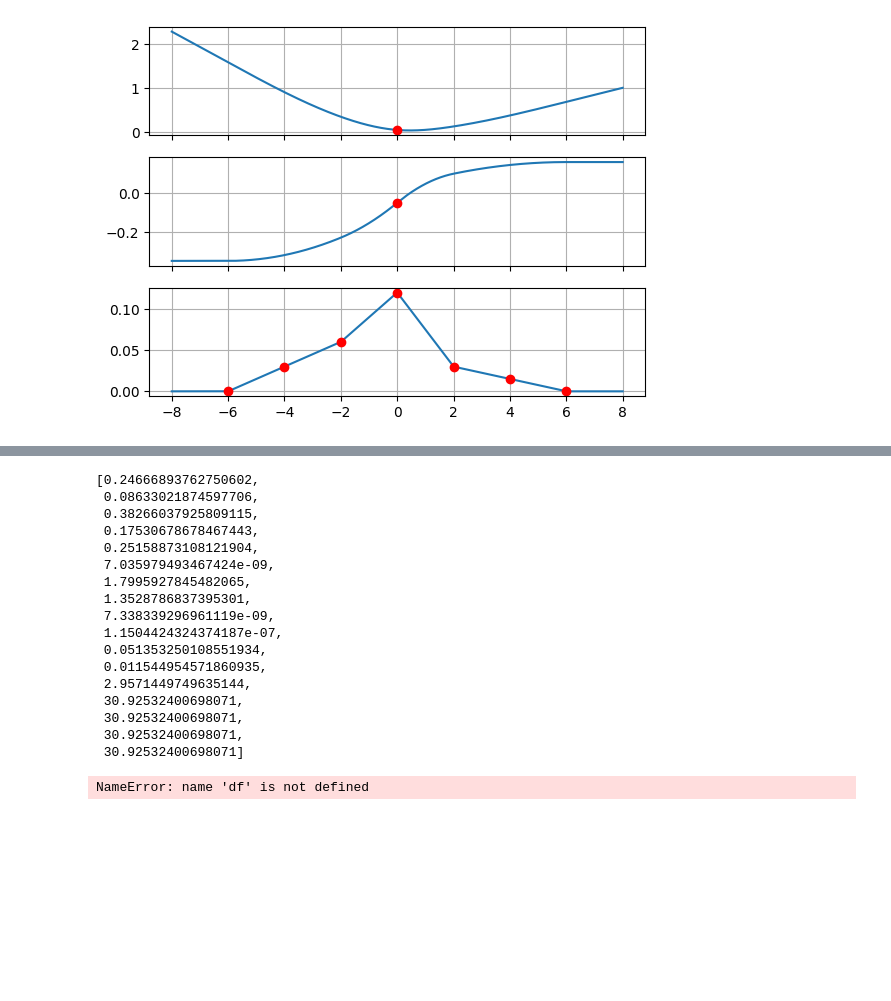
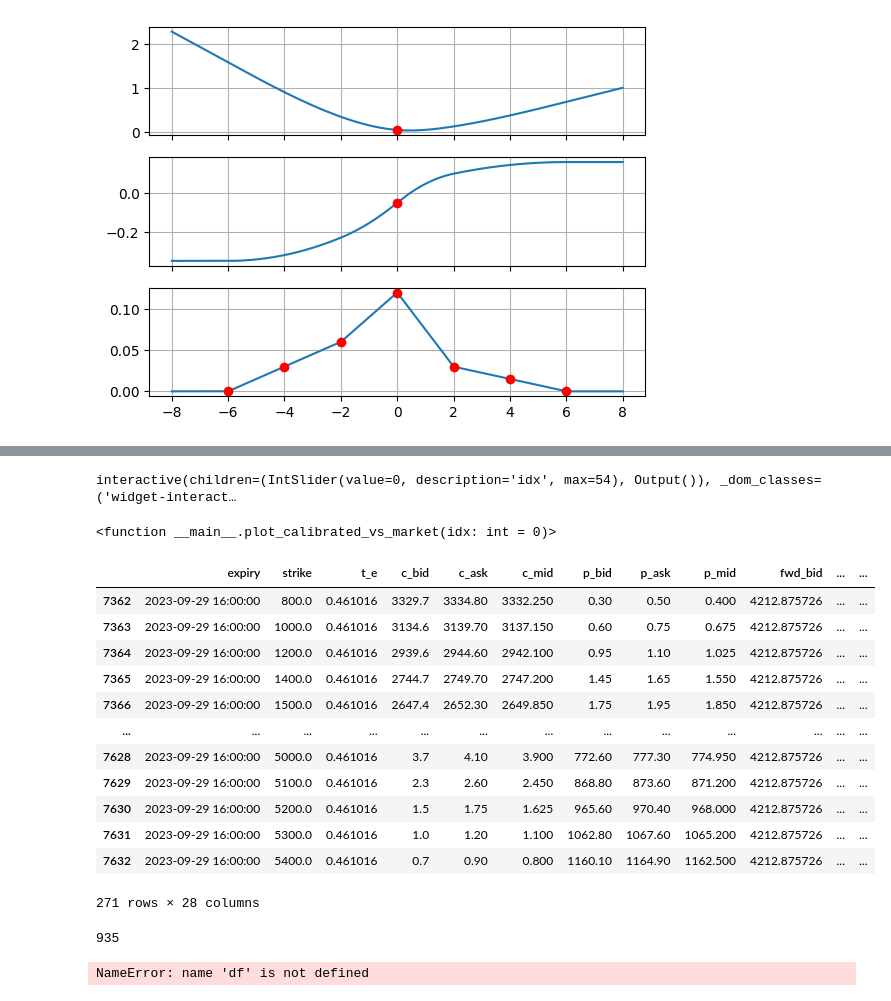
Before and after one commit to razvan-ilie/CVI, a Jupyter notebook: cvi/examples/example.ipynb, the cells around one changed output, grey strips where cells are left out. Cells and saved outputs as stored; diff of their text form; code cells hidden in the pictures; blank space fills up the shorter version.

```diff
--- a/cvi/examples/example.ipynb
+++ b/cvi/examples/example.ipynb
@@ -150,23 +150,53 @@ solve time = 94µs
-# %%
-res.x
-# %% [output]
-[0.24666893762750602,
- 0.08633021874597706,
- 0.38266037925809115,
- 0.17530678678467443,
- 0.25158873108121904,
- 7.035979493467424e-09,
- 1.7995927845482065,
- 1.3528786837395301,
- 7.338339296961119e-09,
- 1.1504424324374187e-07,
- 0.051353250108551934,
- 0.011544954571860935,
- 2.9571449749635144,
- 30.92532400698071,
- 30.92532400698071,
- 30.92532400698071,
- 30.92532400698071]
+# %%
+from ipywidgets import interact
+from matplotlib import pyplot as plt
+
+expiries = chain["expiry"].unique()
+def plot_calibrated_vs_market(idx: int = 0):
+    slc = res[expiries[idx]]
+
+    zs = np.linspace(-15.0, 6.0, num=3000)
+    zs_chain = chain[chain["expiry"] == expiries[idx]]["z"]
+    zs_chain = zs_chain[zs_chain.abs() < 15.0].values
+
+    vols = slc.vol_deriv1_deriv2_z(zs)
+    vols_chain = chain[chain["expiry"] == expiries[idx]]
+    vols_chain = vols_chain[vols_chain["z"].abs() < 15.0]["iv_mid"].values
+
+    fig, ax = plt.subplots(3, 1, sharex="all")
+    ax[0].plot(zs, vols[0])
+    ax[0].plot(zs_chain, vols_chain, "ro")
+    ax[0].grid()
+    ax[1].plot(zs, vols[1])
+    ax[1].grid()
+    ax[2].plot(zs, vols[2])
+    ax[2].grid()
+    plt.show()
+
+interact(plot_calibrated_vs_market, idx=(0, len(expiries) - 1, 1))
+# %% [output]
+interactive(children=(IntSlider(value=0, description='idx', max=54), Output()), _dom_classes=('widget-interact…
+<function __main__.plot_calibrated_vs_market(idx: int = 0)>
+# %%
+chain[chain["expiry"] == expiries[idx]]
+# %% [output]
+|  | expiry | strike | t_e | c_bid | c_ask | c_mid | p_bid | p_ask | p_mid | fwd_bid | ... | ... |
+| 7362 | 2023-09-29 16:00:00 | 800.0 | 0.461016 | 3329.7 | 3334.80 | 3332.250 | 0.30 | 0.50 | 0.400 | 4212.875726 | ... | ... |
+| 7363 | 2023-09-29 16:00:00 | 1000.0 | 0.461016 | 3134.6 | 3139.70 | 3137.150 | 0.60 | 0.75 | 0.675 | 4212.875726 | ... | ... |
+| 7364 | 2023-09-29 16:00:00 | 1200.0 | 0.461016 | 2939.6 | 2944.60 | 2942.100 | 0.95 | 1.10 | 1.025 | 4212.875726 | ... | ... |
+| 7365 | 2023-09-29 16:00:00 | 1400.0 | 0.461016 | 2744.7 | 2749.70 | 2747.200 | 1.45 | 1.65 | 1.550 | 4212.875726 | ... | ... |
+| 7366 | 2023-09-29 16:00:00 | 1500.0 | 0.461016 | 2647.4 | 2652.30 | 2649.850 | 1.75 | 1.95 | 1.850 | 4212.875726 | ... | ... |
+| ... | ... | ... | ... | ... | ... | ... | ... | ... | ... | ... | ... | ... |
+| 7628 | 2023-09-29 16:00:00 | 5000.0 | 0.461016 | 3.7 | 4.10 | 3.900 | 772.60 | 777.30 | 774.950 | 4212.875726 | ... | ... |
+| 7629 | 2023-09-29 16:00:00 | 5100.0 | 0.461016 | 2.3 | 2.60 | 2.450 | 868.80 | 873.60 | 871.200 | 4212.875726 | ... | ... |
+| 7630 | 2023-09-29 16:00:00 | 5200.0 | 0.461016 | 1.5 | 1.75 | 1.625 | 965.60 | 970.40 | 968.000 | 4212.875726 | ... | ... |
+| 7631 | 2023-09-29 16:00:00 | 5300.0 | 0.461016 | 1.0 | 1.20 | 1.100 | 1062.80 | 1067.60 | 1065.200 | 4212.875726 | ... | ... |
+| 7632 | 2023-09-29 16:00:00 | 5400.0 | 0.461016 | 0.7 | 0.90 | 0.800 | 1160.10 | 1164.90 | 1162.500 | 4212.875726 | ... | ... |
+271 rows × 28 columns
+# %%
+len(res.x)
+# %% [output]
+935
 # %%
 from scipy.sparse import bsr_matrix
 
```
Also changed, not shown: parts of 2 cells of this notebook, 6 other files.
